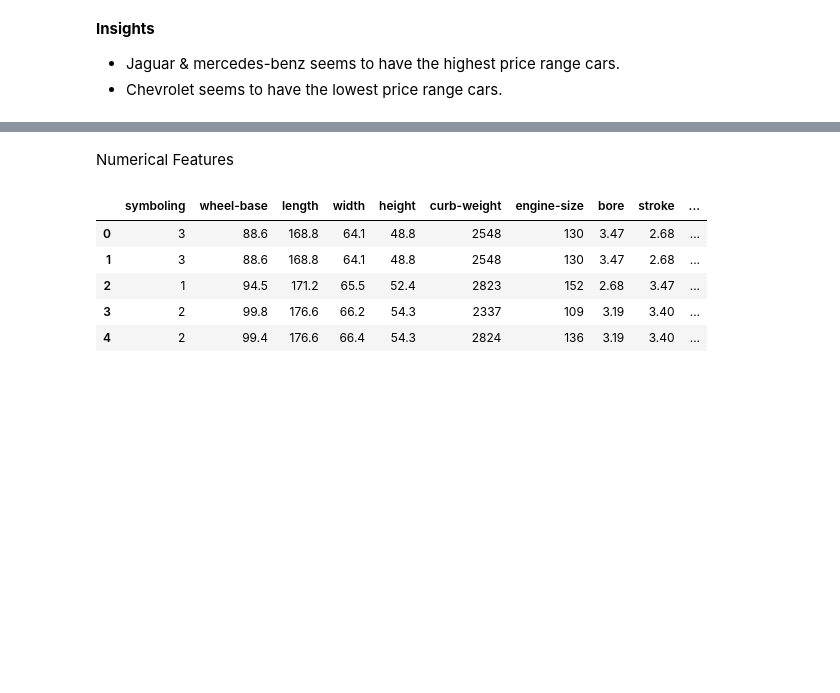
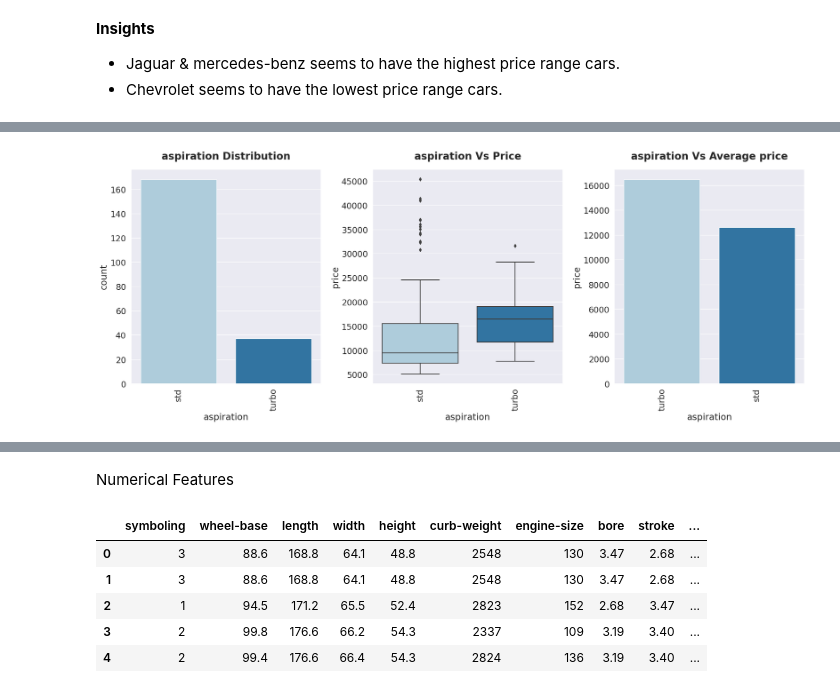
Before and after one commit to ShreeKeshavan/Car_price_prediction, a Jupyter notebook: Car_price_prediction.ipynb, the cells around one changed output, grey strips where cells are left out. Saved outputs shown, nothing was run; the diff lists cells and outputs as text; code cells hidden in the pictures; blank space fills up the shorter version.

```diff
--- a/Car_price_prediction.ipynb
+++ b/Car_price_prediction.ipynb
@@ -305,3 +324,26 @@ plt.show()
 
 * Jaguar & mercedes-benz seems to have the highest price range cars.
 * Chevrolet seems to have the lowest price range cars.
+# %%
+# Function to visualize categorical features
+
+def Categorical_visualization(col):
+  plt.figure(figsize=(20,8))
+  plt.subplot(1,3,1)
+  sns.countplot( x=col, data=df, palette='Paired', order= df[col].value_counts().index)
+  plt.title( f'{col} Distribution', pad= 20, fontweight= 'black', fontsize=20)
+  plt.xticks(rotation=90)
+
+  plt.subplot(1,3,2)
+  sns.boxplot(x= col, y='price', data=df, palette='Paired')
+  plt.title(f'{col} Vs Price', pad=20, fontweight='black', fontsize=20)
+  plt.xticks(rotation=90)
+
+  plt.subplot(1,3,3)
+  x = pd.DataFrame(df.groupby(col)['price'].mean().sort_values(ascending=False))
+  sns.barplot( x= x.index, y= 'price', data=x, palette='Paired')
+  plt.title( f'{col} Vs Average price', pad=20, fontweight='black', fontsize=20)
+  plt.xticks(rotation=90)
+
+  plt.tight_layout()
+  plt.show()
@@ -307,0 +361,4 @@ plt.show()
+# %%
+Categorical_visualization('aspiration')
+# %% [output]
+[figure, added]
```
Also changed, not shown: parts of 15 cells of this notebook.
